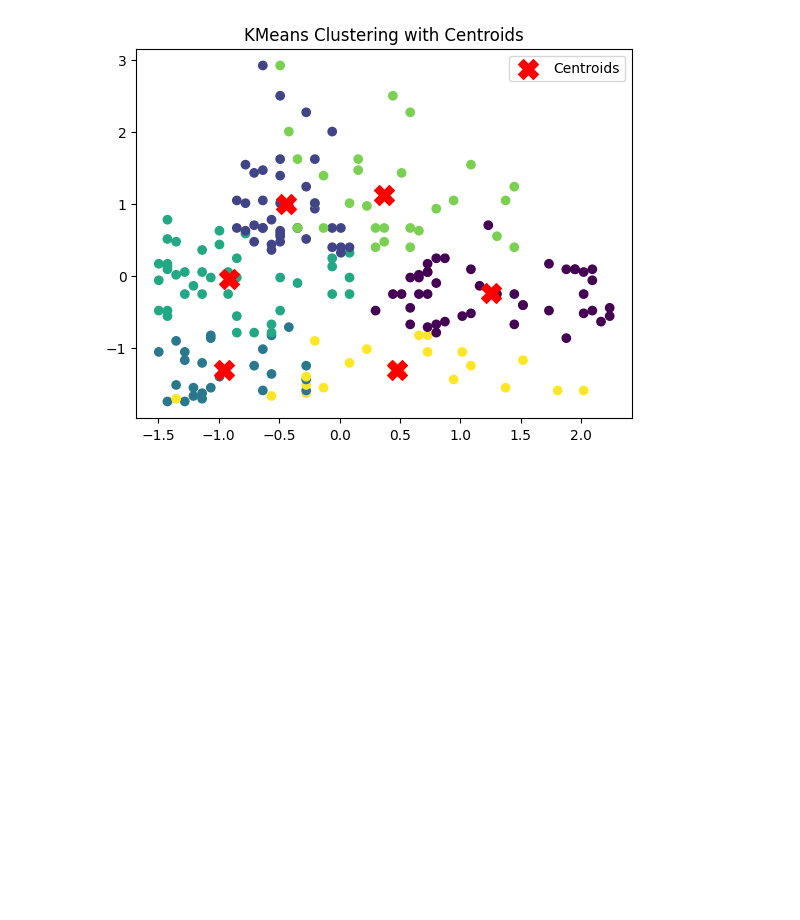
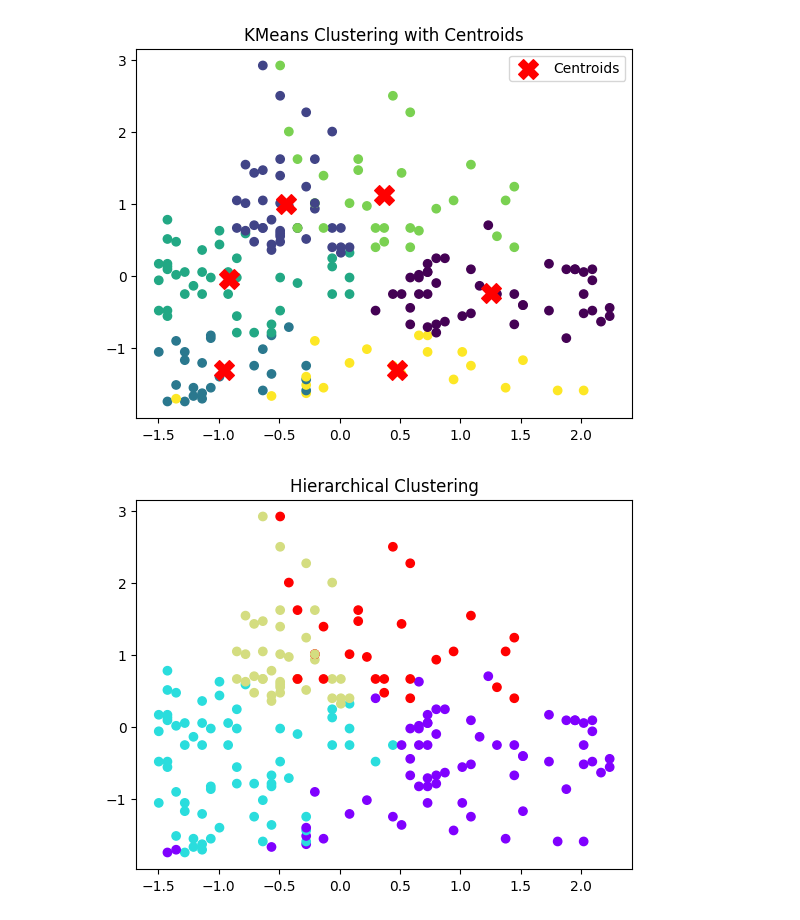
Before and after one commit to AbdulrahmanB-25/Apply_Compare_Clustering_Algorithms, a Jupyter notebook: Evaluating_Clustering_Before_and_After_PCA.ipynb, the cells around one changed output. Drawn from its saved outputs; the diff is of its cells as text; code cells hidden in the pictures; blank space fills up the shorter version.

```diff
--- a/Evaluating_Clustering_Before_and_After_PCA.ipynb
+++ b/Evaluating_Clustering_Before_and_After_PCA.ipynb
@@ -98,3 +100,13 @@ plt.legend()
 plt.show()
 # %% [output]
 [figure]
+# %%
+hc = AgglomerativeClustering(n_clusters=4)
+
+clusters_hc = hc.fit_predict(X_scaled)
+# %%
+plt.scatter(X_scaled[:,0], X_scaled[:,1], c=clusters_hc, cmap="rainbow")
+plt.title("Hierarchical Clustering")
+plt.show()
+# %% [output]
+[figure, added]
```
Also changed, not shown: parts of 1 cell of this notebook.
